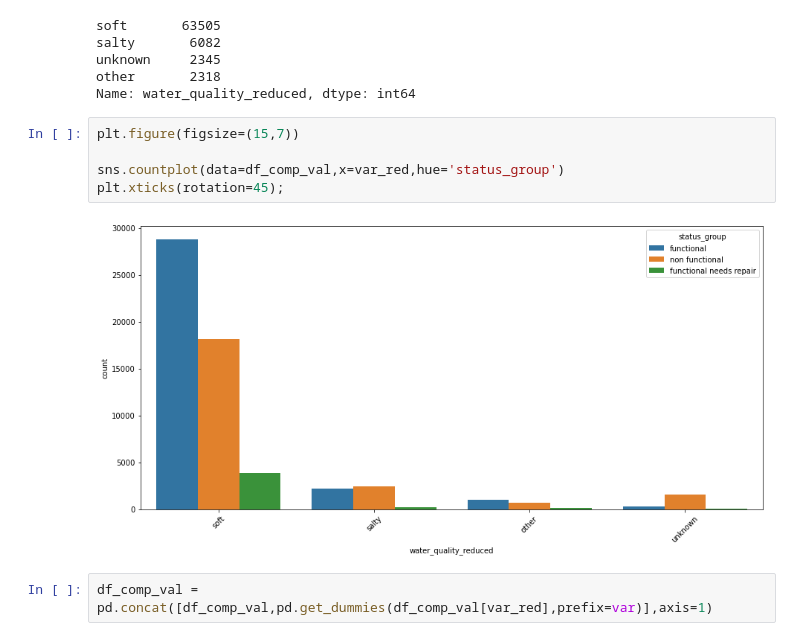
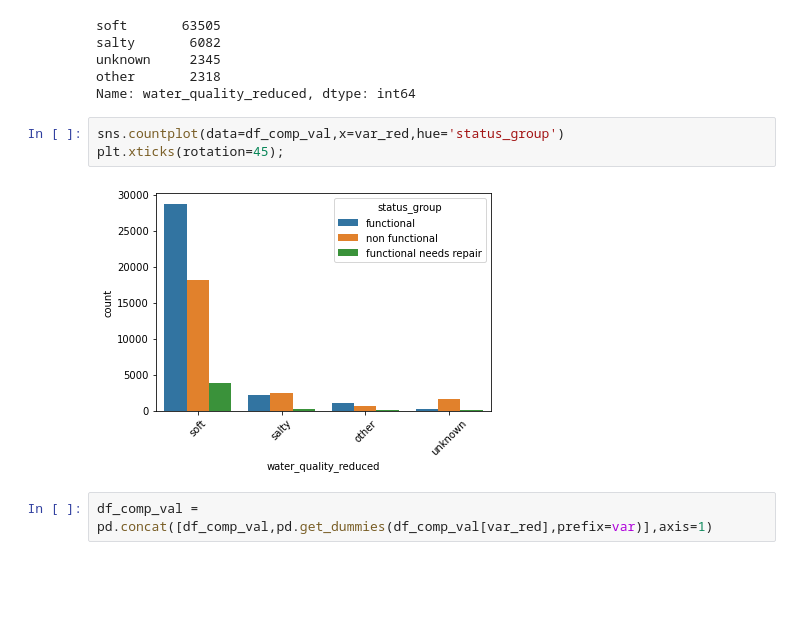
Before and after one commit to brspencer90/water-pump-tanzania, a Jupyter notebook: notebooks/pre_processing.ipynb, the cells around one changed output. Saved outputs shown, nothing was run; the diff lists cells and outputs as text; blank space fills up the shorter version.

```diff
--- a/notebooks/pre_processing.ipynb
+++ b/notebooks/pre_processing.ipynb
@@ -408,12 +402,10 @@ unknown     2345
 other       2318
 Name: water_quality_reduced, dtype: int64
 # %%
-plt.figure(figsize=(15,7))
-
 sns.countplot(data=df_comp_val,x=var_red,hue='status_group')
 plt.xticks(rotation=45);
 # %% [output]
-[figure, old version]
+[figure, new version]
 # %%
 df_comp_val = pd.concat([df_comp_val,pd.get_dummies(df_comp_val[var_red],prefix=var)],axis=1)
 # %%
```
Also changed, not shown: parts of 11 cells of this notebook, 6 other files.
